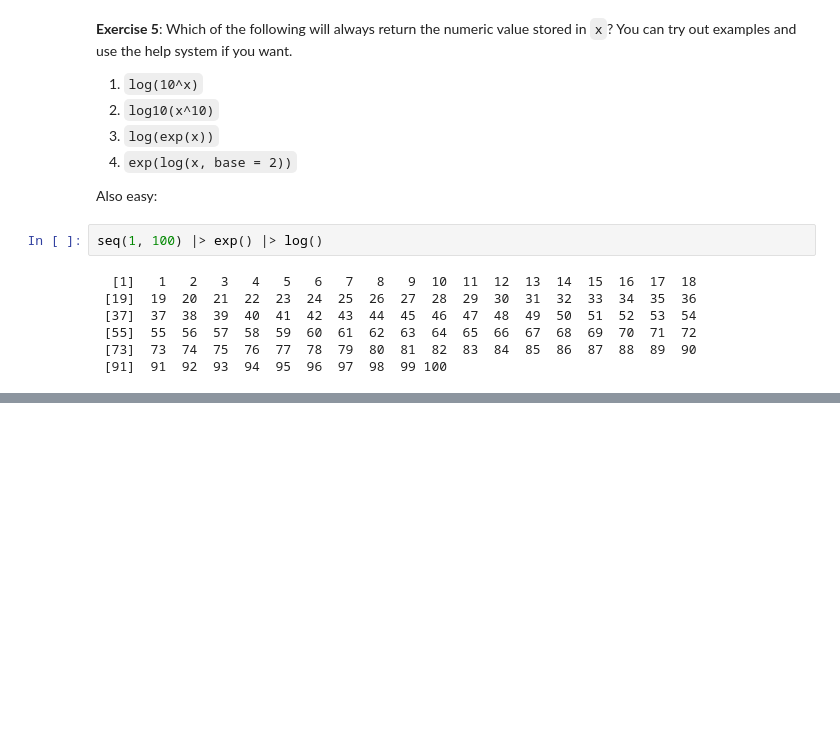
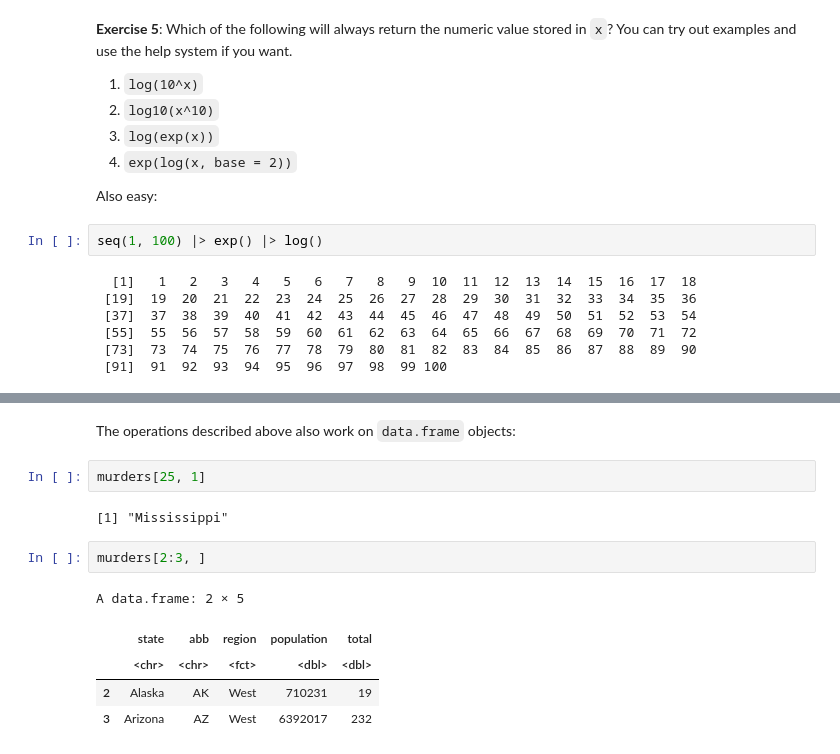
Before and after one commit to readyready15728/data-wrangling-and-visualization-with-r, a Jupyter notebook: 02_r_basics/02_r_basics.ipynb, the cells around one changed output, grey strips where cells are left out. Drawn from its saved outputs; the diff is of its cells as text; blank space fills up the shorter version.

```diff
--- a/02_r_basics/02_r_basics.ipynb
+++ b/02_r_basics/02_r_basics.ipynb
@@ -423,0 +849,14 @@ seq(1, 100) |> exp() |> log()
+# %% [markdown]
+The operations described above also work on `data.frame` objects:
+# %%
+murders[25, 1]
+# %% [output]
+[1] "Mississippi"
+# %%
+murders[2:3, ]
+# %% [output]
+A data.frame: 2 × 5
+|  | state | abb | region | population | total |
+|  | <chr> | <chr> | <fct> | <dbl> | <dbl> |
+| 2 | Alaska | AK | West | 710231 | 19 |
+| 3 | Arizona | AZ | West | 6392017 | 232 |
```
Also changed, not shown: parts of 101 cells of this notebook.
